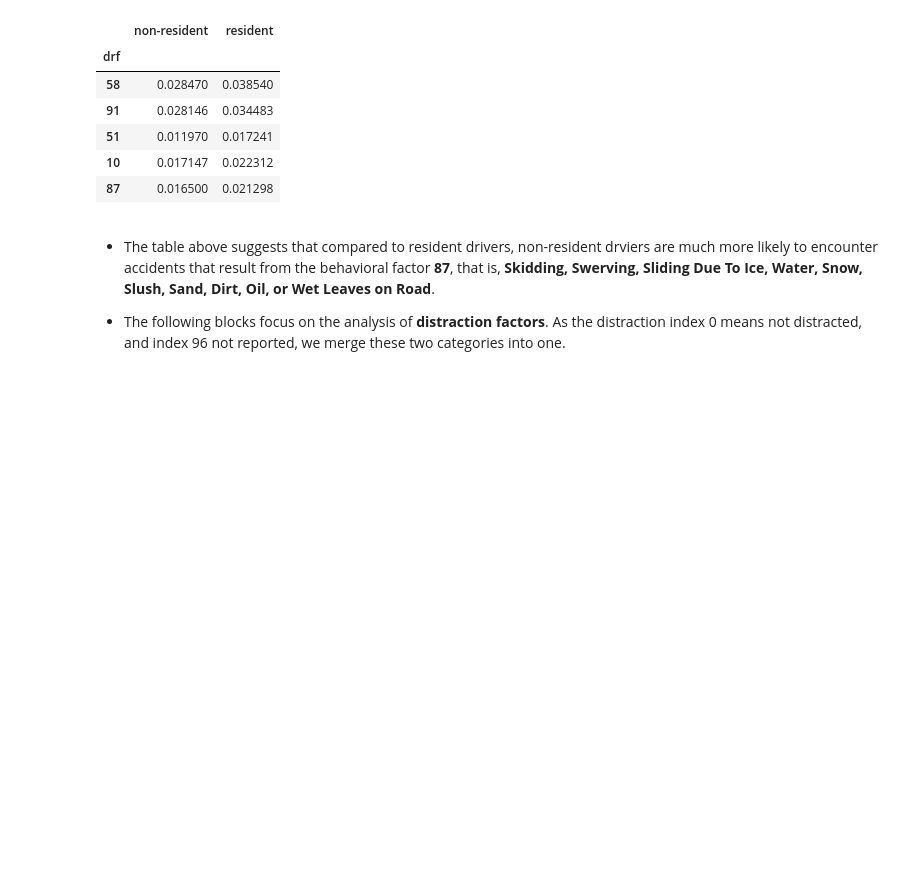
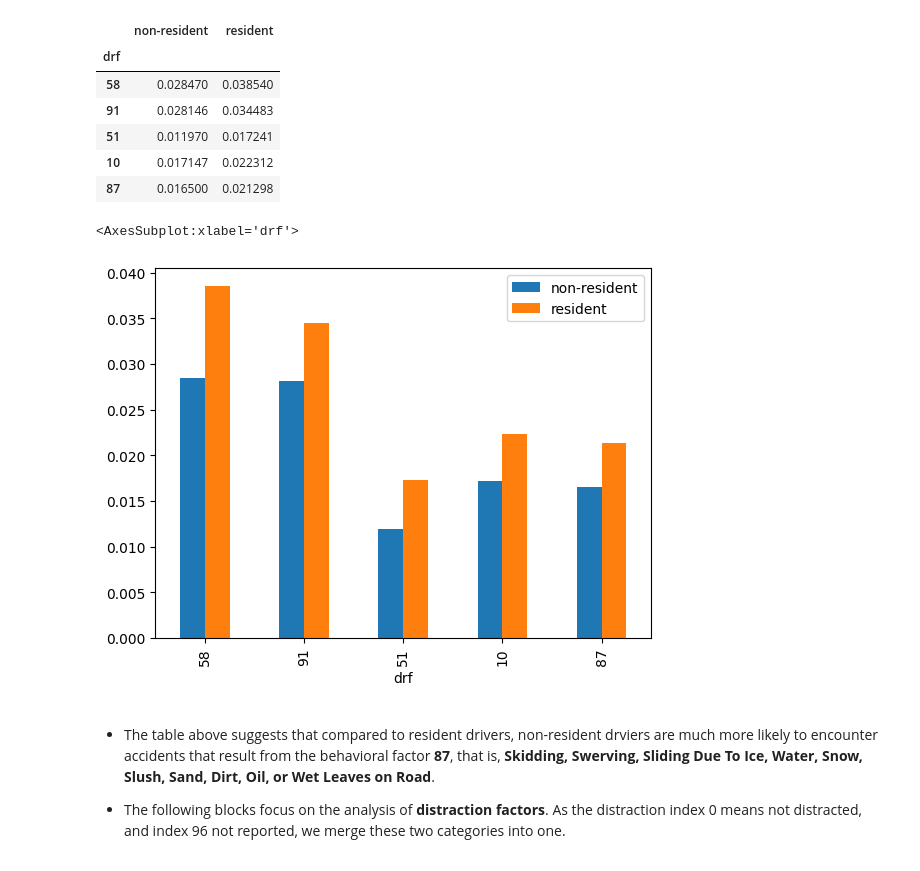
Before and after one commit to Chacoon3/Info-Challenge-2023, a Jupyter notebook: code_py/analysis.ipynb, the cells around one changed output. Cells and saved outputs as stored; diff of their text form; code cells hidden in the pictures; blank space fills up the shorter version.

```diff
--- a/code_py/analysis.ipynb
+++ b/code_py/analysis.ipynb
@@ -279,6 +285,11 @@ df_drf_dist[:5]
 | 51 | 0.011970 | 0.017241 |
 | 10 | 0.017147 | 0.022312 |
 | 87 | 0.016500 | 0.021298 |
+# %%
+df_drf_dist[:5].plot(kind='bar')
+# %% [output]
+<AxesSubplot:xlabel='drf'>
+[figure, added]
 # %% [markdown]
 - The table above suggests that compared to resident drivers, non-resident drviers are much more likely to encounter accidents that result from the behavioral factor <b>87</b>, that is, <b>Skidding, Swerving, Sliding Due To Ice, Water, Snow, Slush, Sand, Dirt, Oil, or Wet Leaves on Road</b>.
 
```
Also changed, not shown: parts of 4 cells of this notebook, 1 other file.
